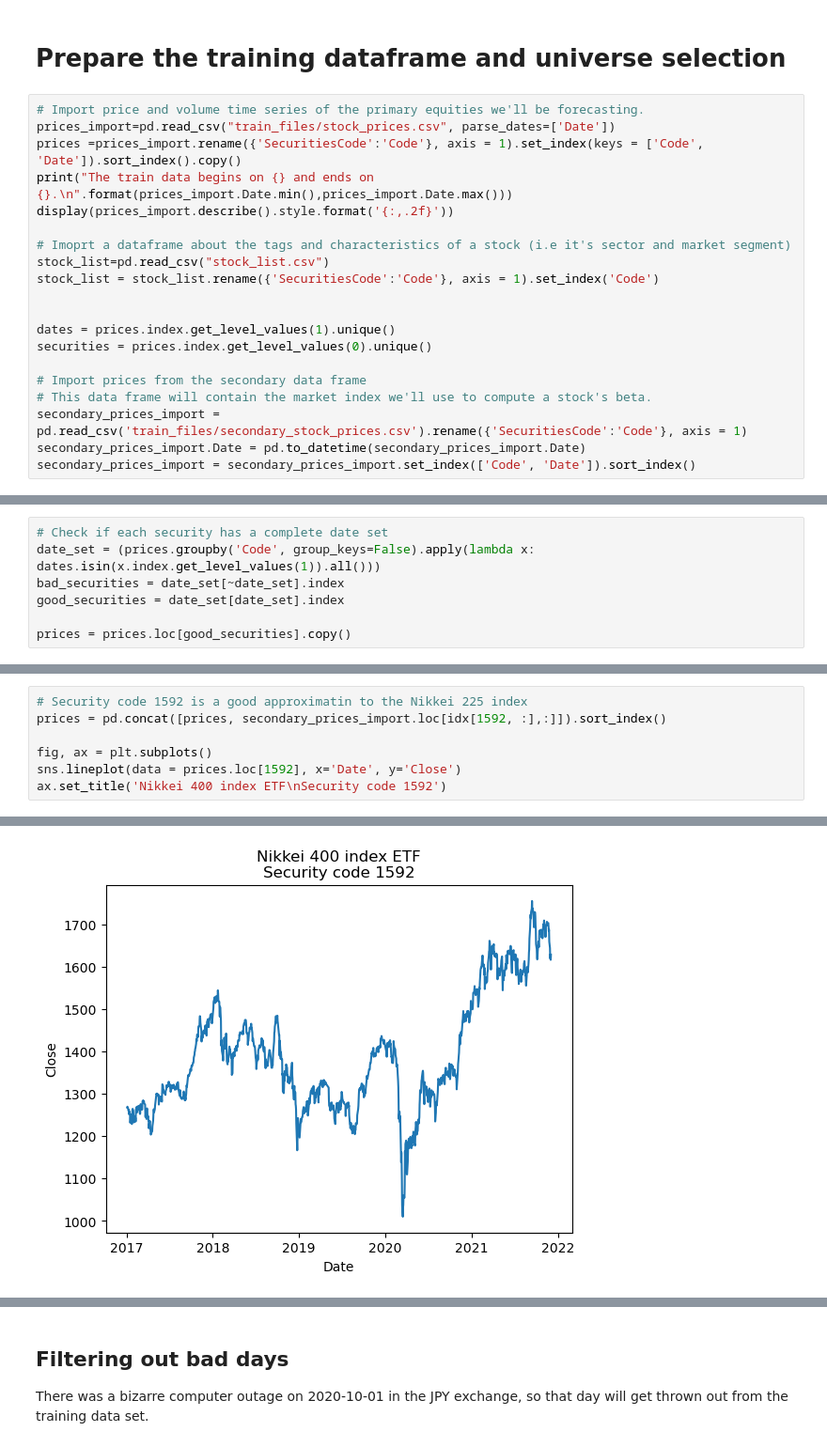
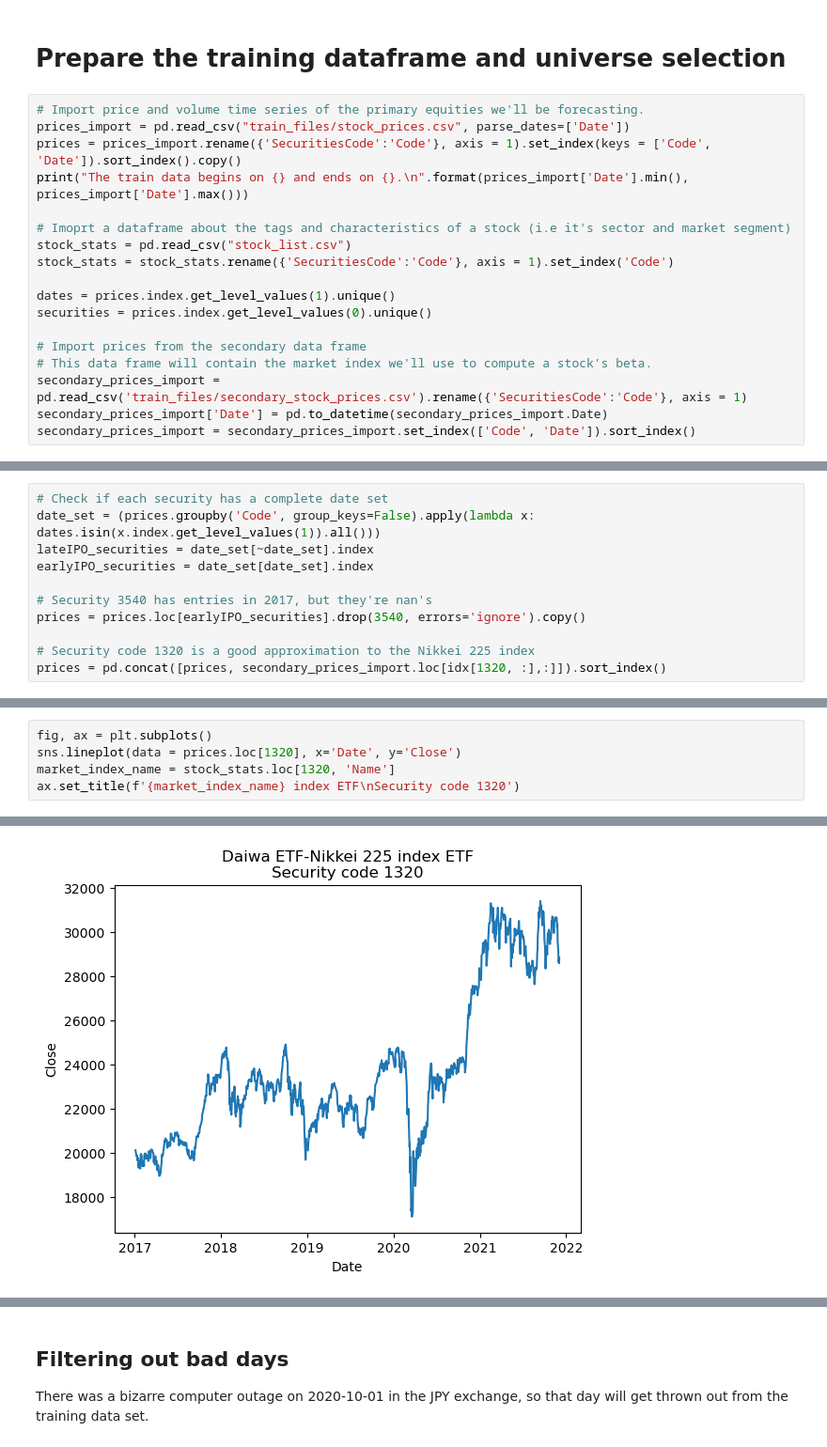
Before and after one commit to FlyingCurryMonster/JPY-equities, a Jupyter notebook: beta-forecasting.ipynb, the cells around one changed output, grey strips where cells are left out. Shown at 94% size. Cells and saved outputs as stored; diff of their text form.

```diff
--- a/beta-forecasting.ipynb
+++ b/beta-forecasting.ipynb
@@ -21,15 +21,13 @@ idx = pd.IndexSlice
 # Prepare the training dataframe and universe selection
 # %%
 # Import price and volume time series of the primary equities we'll be forecasting.
-prices_import=pd.read_csv("train_files/stock_prices.csv", parse_dates=['Date'])
-prices =prices_import.rename({'SecuritiesCode':'Code'}, axis = 1).set_index(keys = ['Code', 'Date']).sort_index().copy()
-print("The train data begins on {} and ends on {}.\n".format(prices_import.Date.min(),prices_import.Date.max()))
-display(prices_import.describe().style.format('{:,.2f}'))
+prices_import = pd.read_csv("train_files/stock_prices.csv", parse_dates=['Date'])
+prices = prices_import.rename({'SecuritiesCode':'Code'}, axis = 1).set_index(keys = ['Code', 'Date']).sort_index().copy()
+print("The train data begins on {} and ends on {}.\n".format(prices_import['Date'].min(), prices_import['Date'].max()))
 
 # Imoprt a dataframe about the tags and characteristics of a stock (i.e it's sector and market segment)
-stock_list=pd.read_csv("stock_list.csv")
-stock_list = stock_list.rename({'SecuritiesCode':'Code'}, axis = 1).set_index('Code')
-
+stock_stats = pd.read_csv("stock_list.csv")
+stock_stats = stock_stats.rename({'SecuritiesCode':'Code'}, axis = 1).set_index('Code')
 
 dates = prices.index.get_level_values(1).unique()
 securities = prices.index.get_level_values(0).unique()
@@ -37,7 +35,7 @@ securities = prices.index.get_level_values(0).unique()
 # Import prices from the secondary data frame
 # This data frame will contain the market index we'll use to compute a stock's beta.
 secondary_prices_import = pd.read_csv('train_files/secondary_stock_prices.csv').rename({'SecuritiesCode':'Code'}, axis = 1)
-secondary_prices_import.Date = pd.to_datetime(secondary_prices_import.Date)
+secondary_prices_import['Date'] = pd.to_datetime(secondary_prices_import.Date)
 secondary_prices_import = secondary_prices_import.set_index(['Code', 'Date']).sort_index()
 # %% [output]
 The train data begins on 2017-01-04 00:00:00 and ends on 2021-12-03 00:00:00.
@@ -74,9 +48,13 @@ Stocks that IPO'd in the middle of the time period of the dataset won't be train
 # %%
 # Check if each security has a complete date set
 date_set = (prices.groupby('Code', group_keys=False).apply(lambda x: dates.isin(x.index.get_level_values(1)).all()))
-bad_securities = date_set[~date_set].index
-good_securities = date_set[date_set].index
+lateIPO_securities = date_set[~date_set].index
+earlyIPO_securities = date_set[date_set].index
 
-prices = prices.loc[good_securities].copy()
+# Security 3540 has entries in 2017, but they're nan's
+prices = prices.loc[earlyIPO_securities].drop(3540, errors='ignore').copy()
+
+# Security code 1320 is a good approximation to the Nikkei 225 index
+prices = pd.concat([prices, secondary_prices_import.loc[idx[1320, :],:]]).sort_index()
 # %% [markdown]
 ## Appending the market index
@@ -84,8 +65,6 @@ The market index I'll use is NIKKEI 400 which corresponds to securities code:159
 # %%
-# Security code 1592 is a good approximatin to the Nikkei 225 index
-prices = pd.concat([prices, secondary_prices_import.loc[idx[1592, :],:]]).sort_index()
-
 fig, ax = plt.subplots()
-sns.lineplot(data = prices.loc[1592], x='Date', y='Close')
-ax.set_title('Nikkei 400 index ETF\nSecurity code 1592')
+sns.lineplot(data = prices.loc[1320], x='Date', y='Close')
+market_index_name = stock_stats.loc[1320, 'Name']
+ax.set_title(f'{market_index_name} index ETF\nSecurity code 1320')
 # %% [output]
@@ -93,4 +72,4 @@ Text(0.5, 1.0, 'Nikkei 400 index ETF\nSecurity code 1592')
-[figure, old version]
+[figure, new version]
 # %% [markdown]
 <!-- ## Merging fundamental data
 not working at the moment because of forecast revisions -->
```
Also changed, not shown: parts of 48 cells of this notebook, 1 other file.
